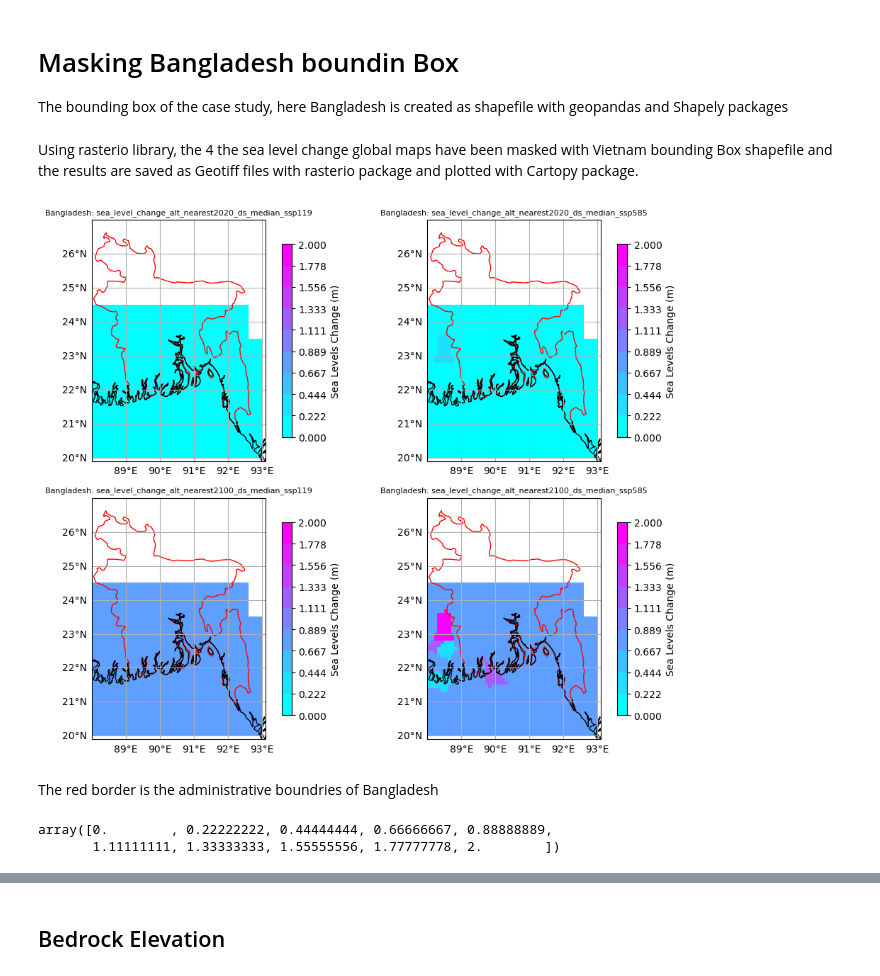
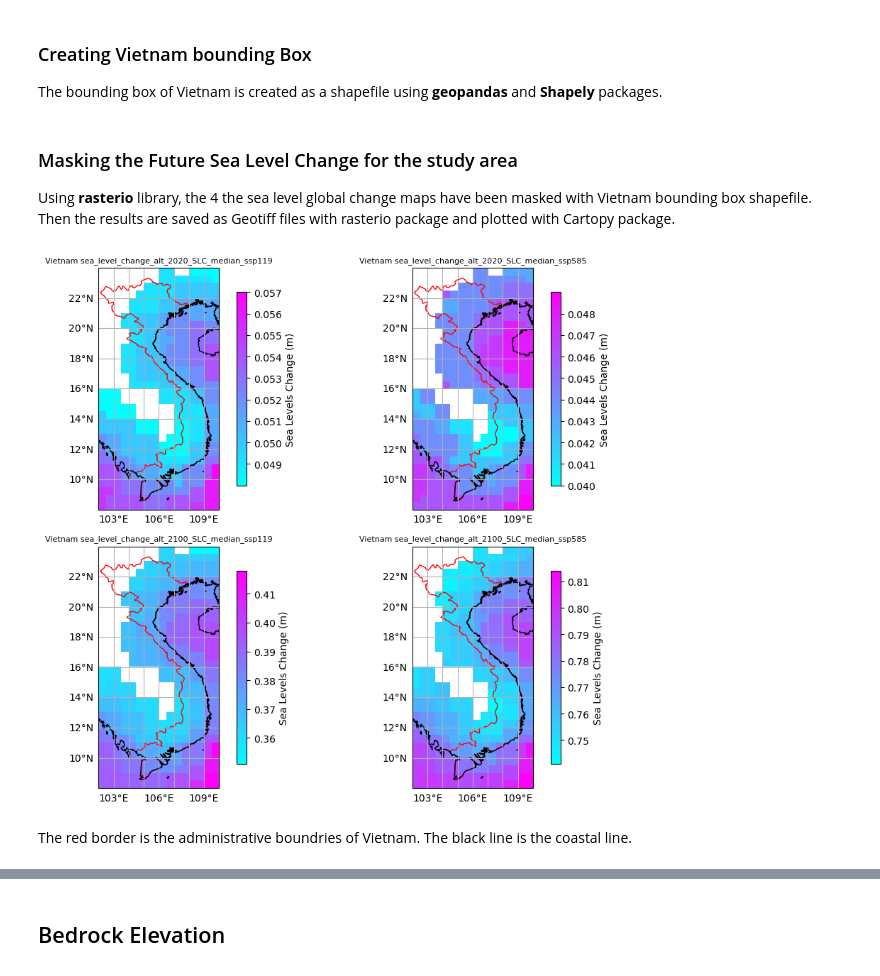
Before and after one commit to sahar7777/Sea-Level-Rise--Flood, a Jupyter notebook: notebook_code/Flood_Simulation.ipynb, the cells around one changed output, grey strips where cells are left out. Cells and saved outputs as stored; diff of their text form; code cells hidden in the pictures.

```diff
--- a/notebook_code/Flood_Simulation.ipynb
+++ b/notebook_code/Flood_Simulation.ipynb
@@ -230,4 +264,4 @@ ValueError: zero-size array to reduction operation minimum which has no identity
 # %% [markdown]
-# Masking Bangladesh boundin Box
-The bounding box of the case study, here Bangladesh is created as shapefile with geopandas and Shapely  packages
+### Creating Vietnam bounding Box
+The bounding box of Vietnam is created as a shapefile using **geopandas** and **Shapely** packages.
 # %%
@@ -248,23 +279,28 @@ area_bbox = "/home/sahar/output_shp/Bangladesh_bbox.shp"
 gdf.to_file(area_bbox)
 area_bbox= gpd.read_file(area_bbox)
 # %% [markdown]
-Using rasterio library, the 4 the sea level change global maps have been masked with Vietnam bounding Box shapefile and the results are saved as Geotiff files with rasterio package and plotted with Cartopy package.
+### Masking the Future Sea Level Change for the study area
+Using **rasterio** library, the 4 the sea level global change maps have been masked with Vietnam bounding box shapefile. Then the results are saved as Geotiff files with rasterio package and plotted with Cartopy package.
 # %%
-area_bbox = "/home/sahar/output_shp/Bangladesh_bbox.shp"
-#define the output directory for saving the masked tif
-output_directory = "/home/sahar/output_tif/"
-# the shapefile of administrative boundries of the area is downloaded from : https://public.opendatasoft.com/explore/dataset/world-administrative-boundaries/export/?q=bangladesh
-area_adm_path = "/home/sahar/Data/Bangladesh/Bangladesh-boundaries.shp"
+# path to the area bbox
+area_bbox = "/home/sahar/output_shp/Vietnam_bbox.shp"
+
+# define the output directory for saving the masked tif
+area_SLC_dir = "/home/sahar/output_tif/grid2"
+
+# the shapefile of the administrative boundries of the area is downloaded from : https://public.opendatasoft.com/explore/dataset/world-administrative-boundaries/export/?q=Vietnam
+area_adm_path = "/home/sahar/Data/Vietnam/Vietnam-boundaries.shp"
 shapefile = gpd.read_file(area_adm_path)
 
 #create geodataframe out of the shapefile of boundries
 gdf = gpd.GeoDataFrame(geometry=shapefile["geometry"])
-#list of interpolated sea level change of IPCC
+
+#list of global interpolated sea level change of IPCC
 IPCC_SLC = [
-    "/home/sahar/output_tif/sea_level_change_alt_nearest2020_ds_median_ssp119.tif",
-    "/home/sahar/output_tif/sea_level_change_alt_nearest2020_ds_median_ssp585.tif",
-    "/home/sahar/output_tif/sea_level_change_alt_nearest2100_ds_median_ssp119.tif",
-    "/home/sahar/output_tif/sea_level_change_alt_nearest2100_ds_median_ssp585.tif"
+    "/home/sahar/output_tif/grid2/sea_level_change_alt_2020_SLC_median_ssp119.tif",
+    "/home/sahar/output_tif/grid2/sea_level_change_alt_2020_SLC_median_ssp585.tif",
+    "/home/sahar/output_tif/grid2/sea_level_change_alt_2100_SLC_median_ssp119.tif",
+    "/home/sahar/output_tif/grid2/sea_level_change_alt_2100_SLC_median_ssp585.tif"
 ]
 
 #read the shapefile and extract the shapes
@@ -276,31 +312,31 @@ fig = plt.figure(figsize=(10, 8))
 
 
 #define the same legend for all maps in order to be comparable
-n= 10 #range of colors
-cmap = cm.get_cmap('cool', n-1) #create cmap of n-1 ranges
-cranges = np.linspace(0, 2, n) #(put n ranges btw min SLC and max SLC)
-norm = colors.BoundaryNorm(cranges, cmap.N)
+#n= 10 #range of colors
+#cmap = cm.get_cmap('cool', n-1) #create cmap of n-1 ranges
+#cranges = np.linspace(0.04, 0.81, n) #(put n ranges btw min SLC and max SLC) needs to update with change in the map
+#norm = colors.BoundaryNorm(cranges, cmap.N)
 
 #mask and plot for all subsets in a loop
 for i, SLC in enumerate(IPCC_SLC):
     #extract the filename without the directory path& extension
     filename = os.path.splitext(os.path.basename(SLC))[0]
 
-    # dfine the output path for the masked TIFF
-    output_path = os.path.join(output_directory, f"Bangladesh_alt_{filename}.tif")
+    # define the output path for the masked tif
+    areaSLC_dir = os.path.join(area_SLC_dir, f"Vietnam_{filename}.tif")
 
-    #open the raster file
+    #open the sea level change
     with rasterio.open(SLC) as src:
         out_image, out_transform = rasterio.mask.mask(src, shapes, crop=True, nodata=src.nodata)
         out_meta = src.meta
 
-        #replace the out of mask pixels with NoData value
+        #replace the out of mask pixels with nodata value
         out_image = np.where(out_image == 0, src.nodata, out_image)
 
         #set the NoData value in the metadata
         out_meta["nodata"] = src.nodata
 
-    #update the metadata for the masked TIFF
+    #update the metadata for the masked tiff
     out_meta.update(
         driver="GTiff",
         height=out_image.shape[1],
@@ -308,52 +344,44 @@ for i, SLC in enumerate(IPCC_SLC):
         transform=out_transform
     )
 
-    # write the masked TIFF to the output path
-    with rasterio.open(output_path, "w", **out_meta) as dest:
+    # write the masked Ttif to the output path
+    with rasterio.open(areaSLC_dir, "w", **out_meta) as dest:
         dest.write(out_image)
 
     #open the masked TIFF file
-    with rasterio.open(output_path) as src:
+    with rasterio.open(areaSLC_dir) as src:
         # Read the image data
         image = src.read(1)
         # Get the transform and bounds of the image
         transform = src.transform
         bounds = src.bounds
 
          #flip vertically
     image = np.flipud(image)
 
-    #create a Cartopy GeoAxes instance
+    #create a cartopy geoaxis instance
     ax = fig.add_subplot(2, 2, i+1, projection=ccrs.PlateCarree())
 
-
-
-
-    # aadd the image to the plot
-    img = ax.imshow(image, extent=(bounds.left, bounds.right, bounds.top, bounds.bottom), origin='upper', cmap=cmap, norm= norm)
+    # add the image to the plot
+    #img = ax.imshow(image, extent=(bounds.left, bounds.right, bounds.top, bounds.bottom), origin='upper', cmap=cmap, norm= norm)
+    img = ax.imshow(image, extent=(bounds.left, bounds.right, bounds.top, bounds.bottom), origin='upper', cmap='cool')
 
     #Add the area-adm to the plot
     ax.add_geometries(gdf["geometry"], crs=ccrs.PlateCarree(), facecolor="none", edgecolor="red")
 
-    #add map features (e.g., coastlines) if desired
     ax.coastlines()
 
     gl = ax.gridlines(draw_labels=True)
     gl.right_labels = False
     gl.top_labels = False
     cbar = fig.colorbar(img, ax=ax, orientation='vertical', shrink=0.8)
     cbar.set_label('Sea Levels Change (m)')
-    ax.set_title(f"Bangladesh: {filename}", fontsize = 8)
+    ax.set_title(f"Vietnam {filename}", fontsize = 8)
 
 plt.tight_layout()
 plt.show()
 # %% [output]
-[figure, old version]
+[figure, new version]
 # %% [markdown]
-The red border is the administrative boundries of Bangladesh
+The red border is the administrative boundries of Vietnam. The black line is the coastal line.
-# %%
-cranges
-# %% [output]
-array([0.        , 0.22222222, 0.44444444, 0.66666667, 0.88888889,
-       1.11111111, 1.33333333, 1.55555556, 1.77777778, 2.        ])
 # %% [markdown]
```
Also changed, not shown: parts of 38 cells of this notebook.
